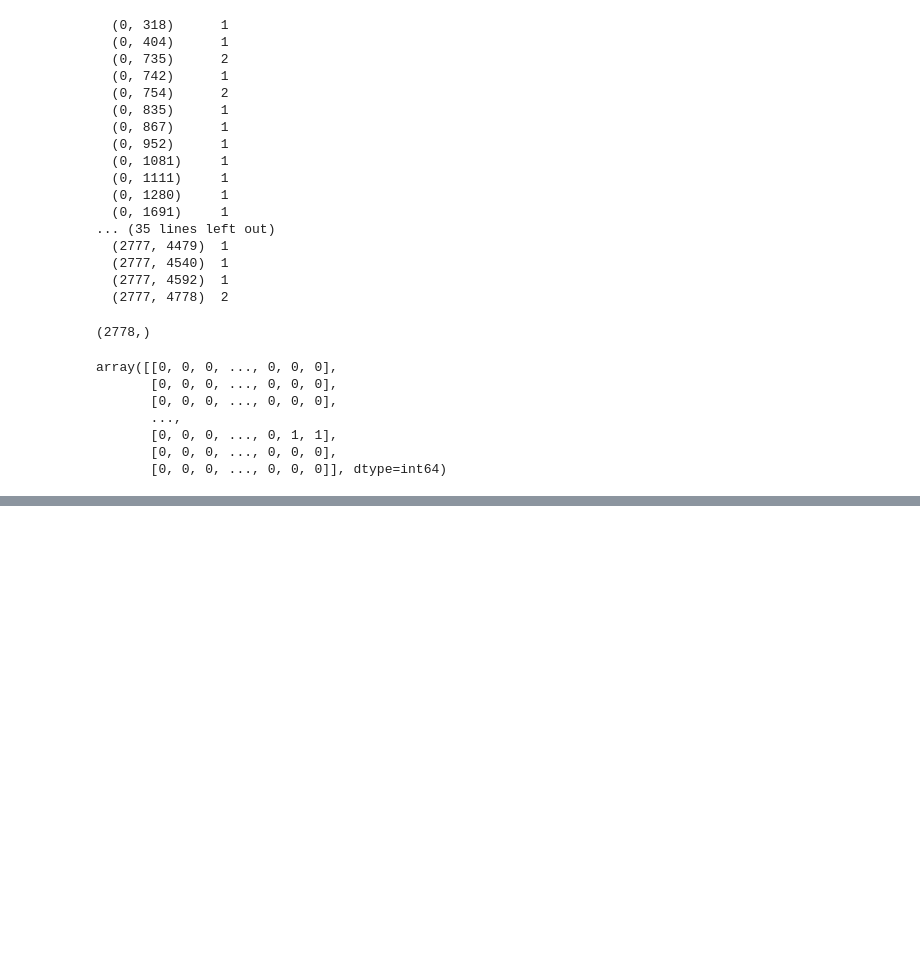
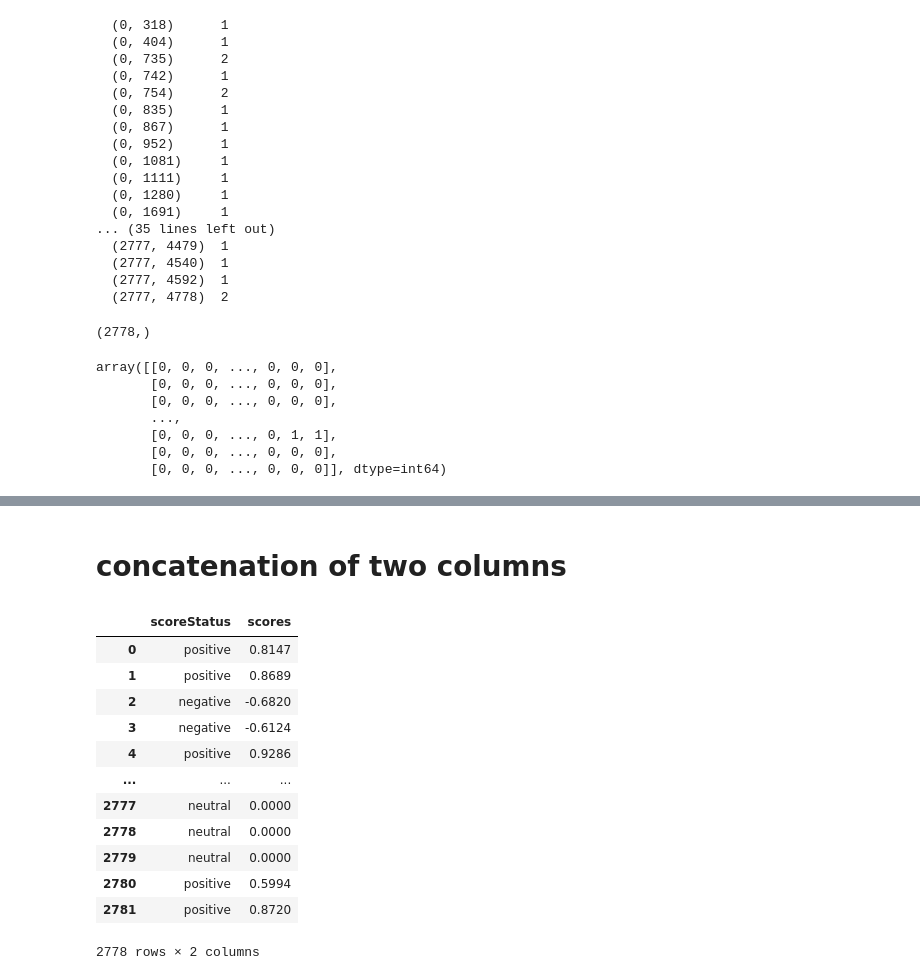
Before and after one commit to kshitij0209ag/Data-Science-Project_11_FEB_2022, a Jupyter notebook: Amazon_sentimental_Analysis.ipynb, the cells around one changed output, grey strips where cells are left out. Saved outputs shown, nothing was run; the diff lists cells and outputs as text; code cells hidden in the pictures; blank space fills up the shorter version.

```diff
--- a/Amazon_sentimental_Analysis.ipynb
+++ b/Amazon_sentimental_Analysis.ipynb
@@ -279,0 +272,20 @@ Hello world
+# %% [markdown]
+# concatenation of two columns
+# %%
+# df = pd.concat(df.scoreStatus, df.scores)
+
+pd.concat([df.scoreStatus, df.scores], axis=1)
+# %% [output]
+|  | scoreStatus | scores |
+| 0 | positive | 0.8147 |
+| 1 | positive | 0.8689 |
+| 2 | negative | -0.6820 |
+| 3 | negative | -0.6124 |
+| 4 | positive | 0.9286 |
+| ... | ... | ... |
+| 2777 | neutral | 0.0000 |
+| 2778 | neutral | 0.0000 |
+| 2779 | neutral | 0.0000 |
+| 2780 | positive | 0.5994 |
+| 2781 | positive | 0.8720 |
+2778 rows × 2 columns
```
Also changed, not shown: parts of 11 cells of this notebook.
